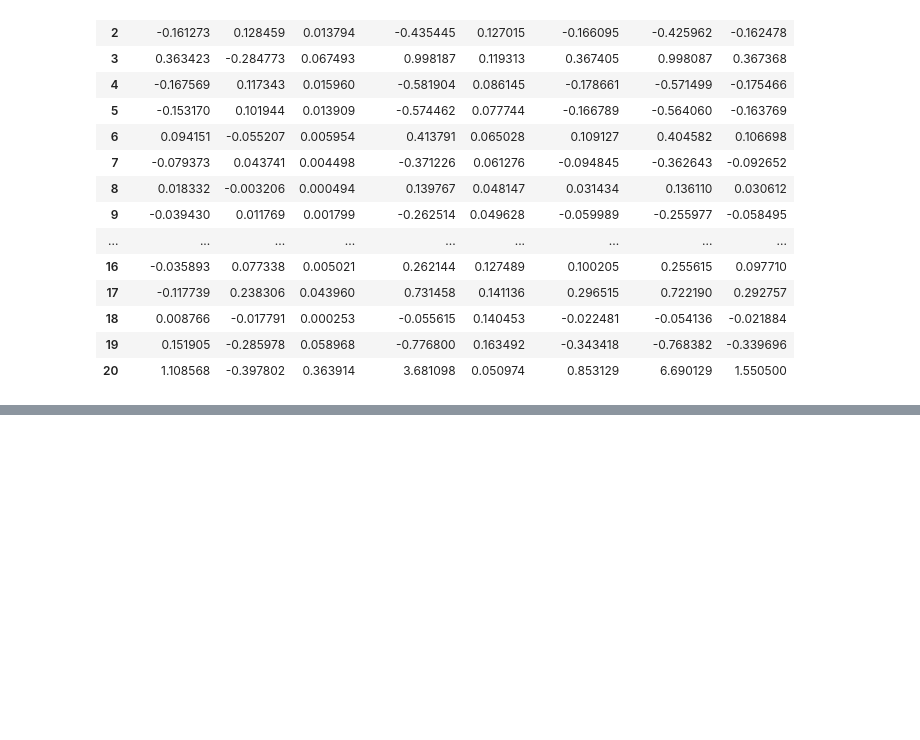
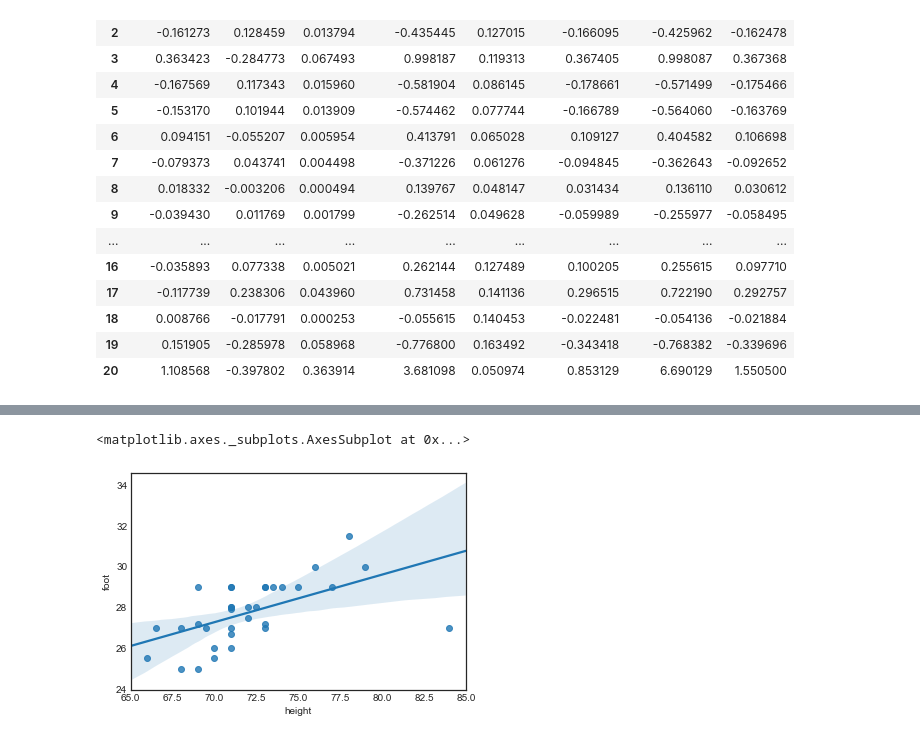
Before and after one commit to naivelogic/Machine_Learning_Notebooks, a Jupyter notebook: Data_Science/Stats Foundation/Regression Methods/[lab] Penn Stat 501 - Multiple Linear Regression.ipynb, the cells around one changed output, grey strips where cells are left out. Saved outputs shown, nothing was run; the diff lists cells and outputs as text; code cells hidden in the pictures; blank space fills up the shorter version.

```diff
--- a/Data_Science/Stats Foundation/Regression Methods/[lab] Penn Stat 501 - Multiple Linear Regression.ipynb
+++ b/Data_Science/Stats Foundation/Regression Methods/[lab] Penn Stat 501 - Multiple Linear Regression.ipynb
@@ -1429,0 +1435,3 @@ fig = sm.graphics.influence_plot(inf_model, ax=ax, criterion="DFFITS")
+# %%
+foot = pd.read_table("https://newonlinecourses.science.psu.edu/stat501/sites/onlinecourses.science.psu.edu.stat501/files/data/height_foot/index.txt")
+foot.head()
@@ -1429,0 +1445,5 @@ fig = sm.graphics.influence_plot(inf_model, ax=ax, criterion="DFFITS")
+# %%
+sns.regplot(x=foot.height, y=foot.foot)
+# %% [output]
+<matplotlib.axes._subplots.AxesSubplot at 0x...>
+[figure, added]
```
Also changed, not shown: parts of 11 cells of this notebook.
